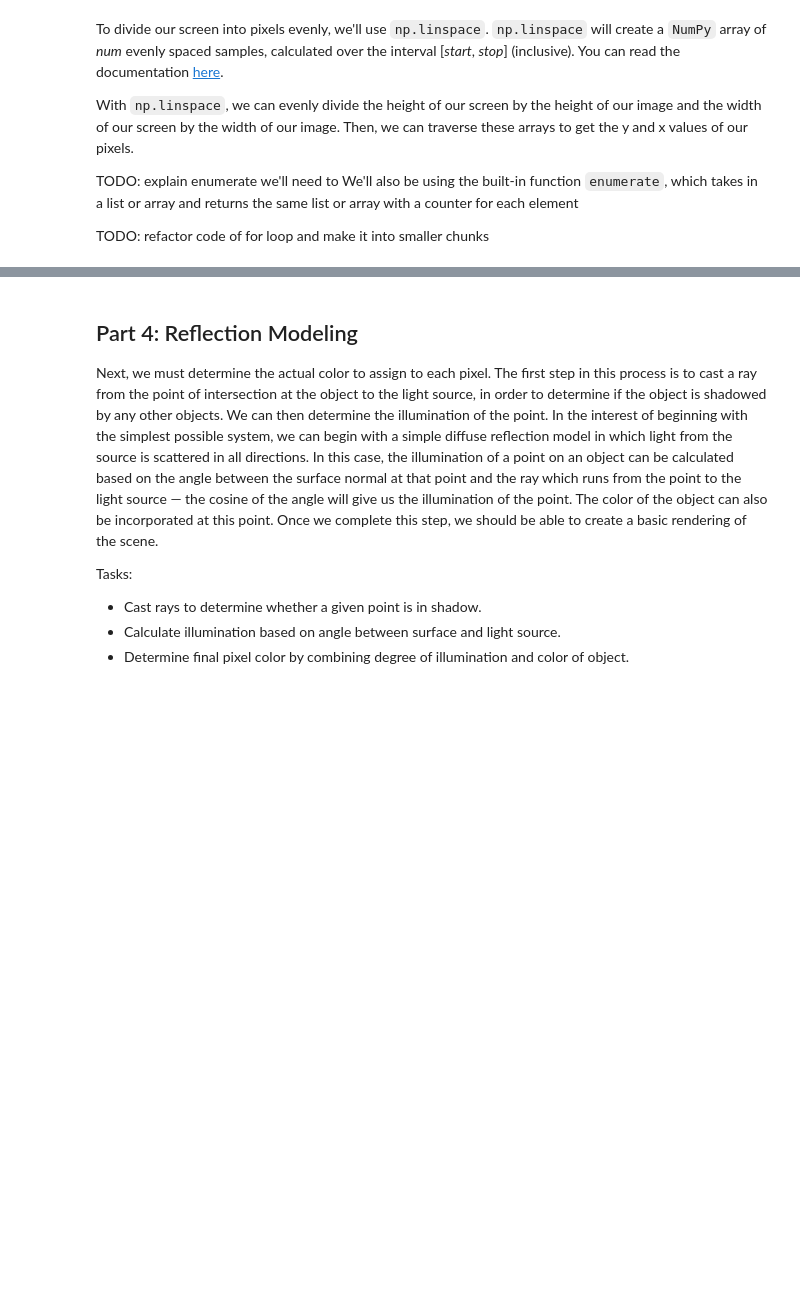
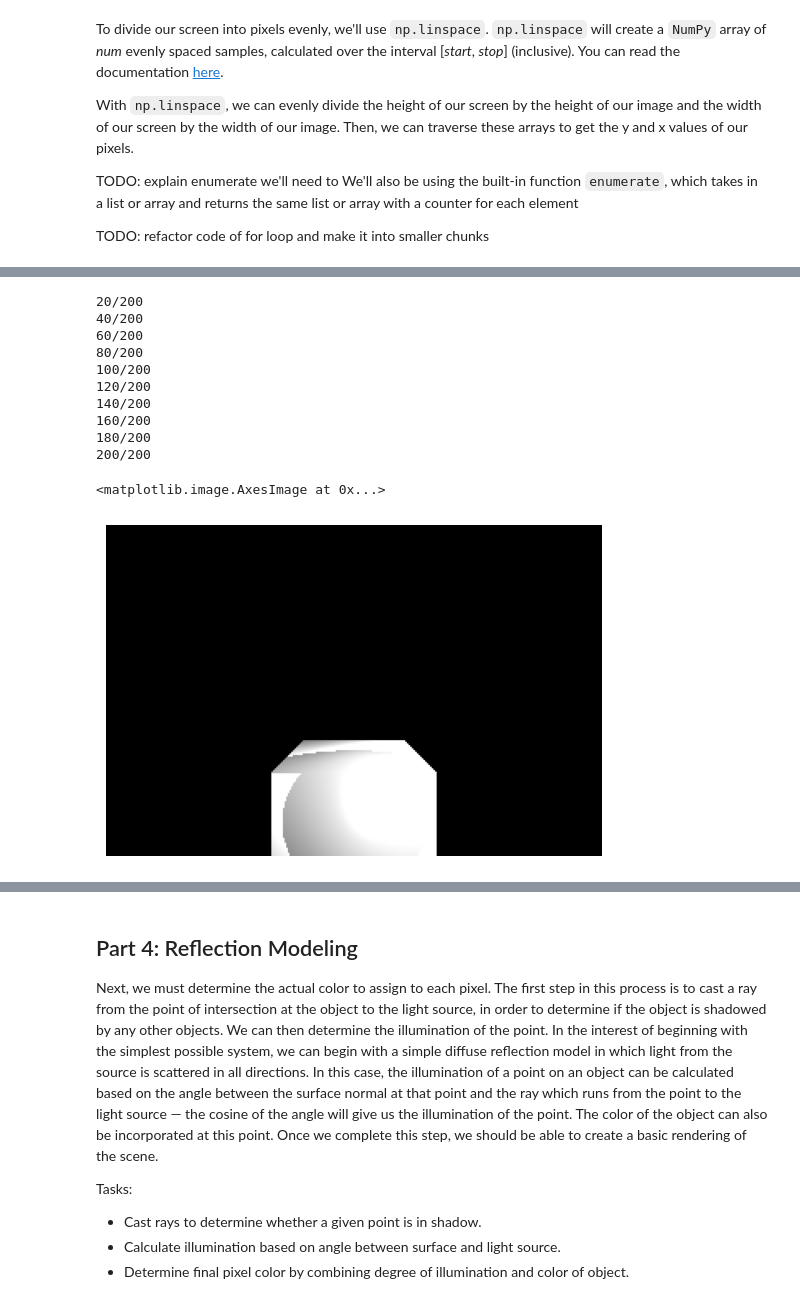
Before and after one commit to HMC-CS123-F23/cs-123-class-project-jade-lillian-ryan, a Jupyter notebook: project.ipynb, the cells around one changed output, grey strips where cells are left out. Cells and saved outputs as stored; diff of their text form; code cells hidden in the pictures; blank space fills up the shorter version.

```diff
--- a/project.ipynb
+++ b/project.ipynb
@@ -312,6 +409,7 @@ TODO: refactor code of for loop and make it into smaller chunks
 # %%
 # TODO! Not working code (outputs black image)
 image = np.zeros((height, width, 3))
+
 for i, y in enumerate(np.linspace(screen[1], screen[3], height)):
     for j, x in enumerate(np.linspace(screen[0], screen[2], width)):
         # screen is on origin
@@ -334,33 +432,51 @@ for i, y in enumerate(np.linspace(screen[1], screen[3], height)):
             intersection_to_light = normalize(light['position'] - shifted_point)
 
             _, min_distance = nearest_intersected_object(objects, shifted_point, intersection_to_light)
             intersection_to_light_distance = np.linalg.norm(light['position'] - intersection)
             is_shadowed = min_distance < intersection_to_light_distance
 
             if is_shadowed:
                 break
 
             illumination = np.zeros((3))
 
             # ambiant
             illumination += nearest_object['ambient'] * light['ambient']
 
             # diffuse
             illumination += nearest_object['diffuse'] * light['diffuse'] * np.dot(intersection_to_light, normal_to_surface)
 
             # specular
             intersection_to_camera = normalize(camera - intersection)
             H = normalize(intersection_to_light + intersection_to_camera)
             illumination += nearest_object['specular'] * light['specular'] * np.dot(normal_to_surface, H) ** (nearest_object['shininess'] / 4)
 
             # reflection
             color += reflection * illumination
             reflection *= nearest_object['reflection']
 
             origin = shifted_point
             direction = reflected(direction, normal_to_surface)
 
         image[i, j] = np.clip(color, 0, 1)
-    print("%d/%d" % (i + 1, height))
+
+    if (i + 1) % (height // 10) == 0:
+        print(f"{i + 1}/{height}")
+
+plt.axis("off")
+plt.imshow(image)
+# %% [output]
+20/200
+40/200
+60/200
+80/200
+100/200
+120/200
+140/200
+160/200
+180/200
+200/200
+<matplotlib.image.AxesImage at 0x...>
+[figure, added]
 # %%
 # Save Image to output
```
Also changed, not shown: parts of 5 cells of this notebook.
